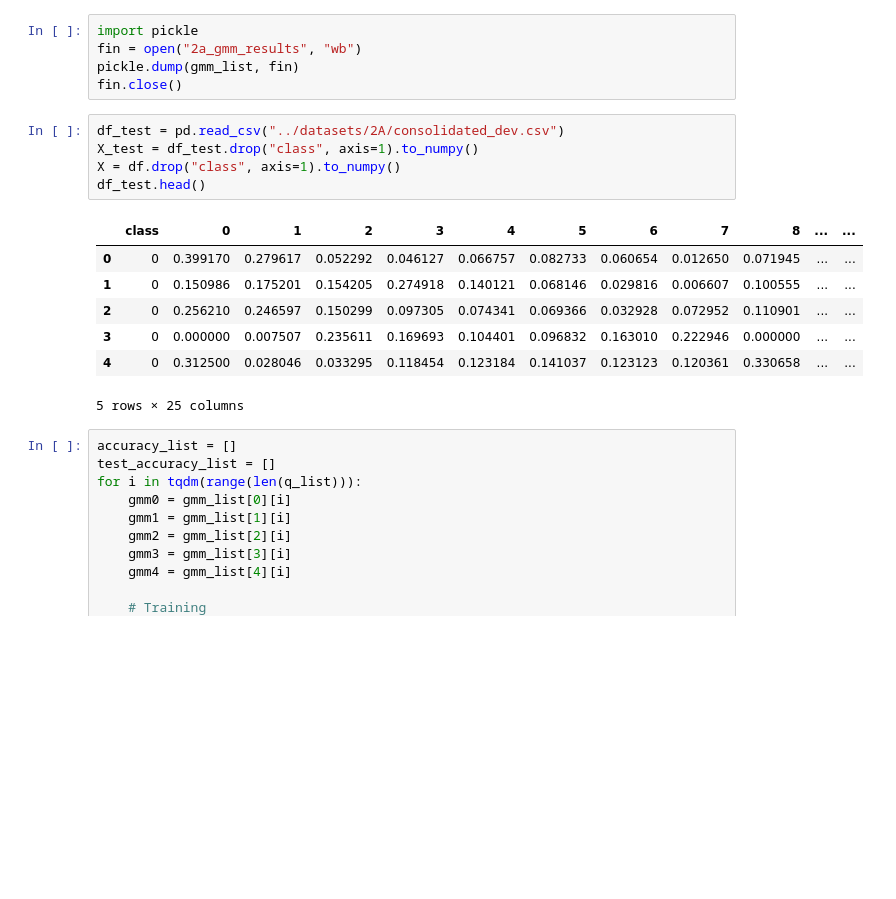
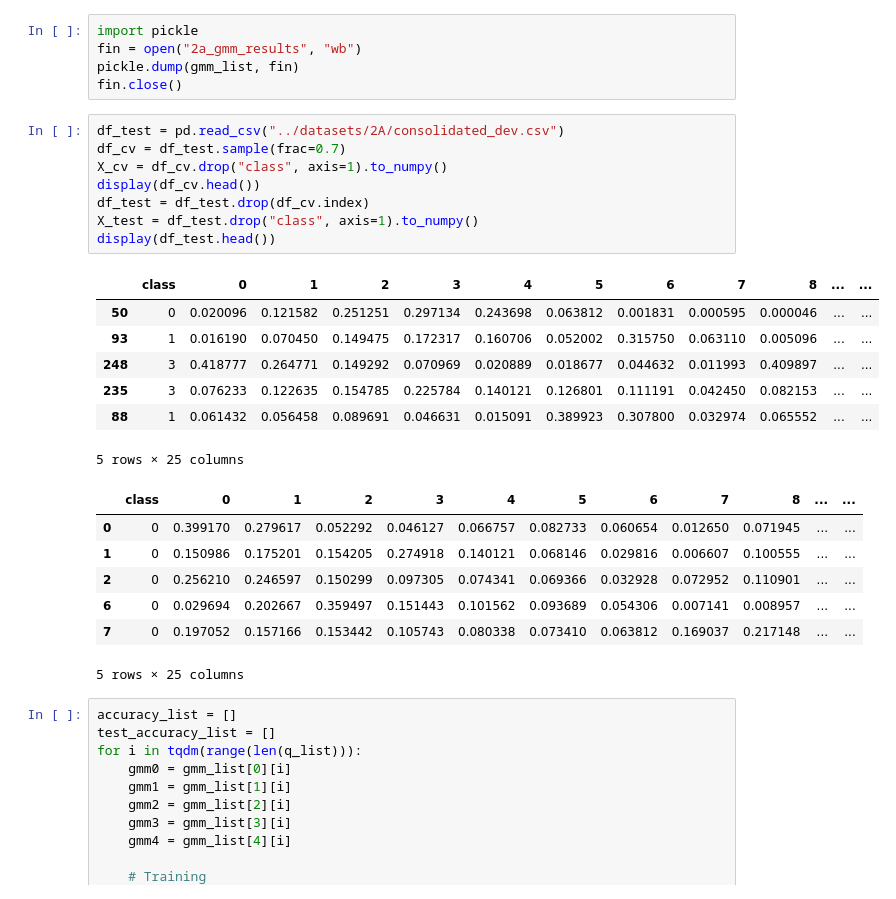
Before and after one commit to sowmyamanojna/CS5691-PRML-Assignments, a Jupyter notebook: assignment2/codes/2a-full-covariance.ipynb, the cells around one changed output. Cells and saved outputs as stored; diff of their text form; blank space fills up the shorter version.

```diff
--- a/assignment2/codes/2a-full-covariance.ipynb
+++ b/assignment2/codes/2a-full-covariance.ipynb
@@ -56,17 +56,27 @@ pickle.dump(gmm_list, fin)
 fin.close()
 # %%
 df_test = pd.read_csv("../datasets/2A/consolidated_dev.csv")
+df_cv = df_test.sample(frac=0.7)
+X_cv = df_cv.drop("class", axis=1).to_numpy()
+display(df_cv.head())
+df_test = df_test.drop(df_cv.index)
 X_test = df_test.drop("class", axis=1).to_numpy()
-X = df.drop("class", axis=1).to_numpy()
-df_test.head()
+display(df_test.head())
 # %% [output]
 |  | class | 0 | 1 | 2 | 3 | 4 | 5 | 6 | 7 | 8 | ... | ... |
-| 0 | 0 | 0.399170 | 0.279617 | 0.052292 | 0.046127 | 0.066757 | 0.082733 | 0.060654 | 0.012650 | 0.071945 | ... | ... |
-| 1 | 0 | 0.150986 | 0.175201 | 0.154205 | 0.274918 | 0.140121 | 0.068146 | 0.029816 | 0.006607 | 0.100555 | ... | ... |
-| 2 | 0 | 0.256210 | 0.246597 | 0.150299 | 0.097305 | 0.074341 | 0.069366 | 0.032928 | 0.072952 | 0.110901 | ... | ... |
-| 3 | 0 | 0.000000 | 0.007507 | 0.235611 | 0.169693 | 0.104401 | 0.096832 | 0.163010 | 0.222946 | 0.000000 | ... | ... |
-| 4 | 0 | 0.312500 | 0.028046 | 0.033295 | 0.118454 | 0.123184 | 0.141037 | 0.123123 | 0.120361 | 0.330658 | ... | ... |
+| 50 | 0 | 0.020096 | 0.121582 | 0.251251 | 0.297134 | 0.243698 | 0.063812 | 0.001831 | 0.000595 | 0.000046 | ... | ... |
+| 93 | 1 | 0.016190 | 0.070450 | 0.149475 | 0.172317 | 0.160706 | 0.052002 | 0.315750 | 0.063110 | 0.005096 | ... | ... |
+| 248 | 3 | 0.418777 | 0.264771 | 0.149292 | 0.070969 | 0.020889 | 0.018677 | 0.044632 | 0.011993 | 0.409897 | ... | ... |
+| 235 | 3 | 0.076233 | 0.122635 | 0.154785 | 0.225784 | 0.140121 | 0.126801 | 0.111191 | 0.042450 | 0.082153 | ... | ... |
+| 88 | 1 | 0.061432 | 0.056458 | 0.089691 | 0.046631 | 0.015091 | 0.389923 | 0.307800 | 0.032974 | 0.065552 | ... | ... |
 5 rows × 25 columns
+|  | class | 0 | 1 | 2 | 3 | 4 | 5 | 6 | 7 | 8 | ... | ... |
+| 0 | 0 | 0.399170 | 0.279617 | 0.052292 | 0.046127 | 0.066757 | 0.082733 | 0.060654 | 0.012650 | 0.071945 | ... | ... |
+| 1 | 0 | 0.150986 | 0.175201 | 0.154205 | 0.274918 | 0.140121 | 0.068146 | 0.029816 | 0.006607 | 0.100555 | ... | ... |
+| 2 | 0 | 0.256210 | 0.246597 | 0.150299 | 0.097305 | 0.074341 | 0.069366 | 0.032928 | 0.072952 | 0.110901 | ... | ... |
+| 6 | 0 | 0.029694 | 0.202667 | 0.359497 | 0.151443 | 0.101562 | 0.093689 | 0.054306 | 0.007141 | 0.008957 | ... | ... |
+| 7 | 0 | 0.197052 | 0.157166 | 0.153442 | 0.105743 | 0.080338 | 0.073410 | 0.063812 | 0.169037 | 0.217148 | ... | ... |
+5 rows × 25 columns
 # %%
 accuracy_list = []
 test_accuracy_list = []
```
Also changed, not shown: parts of 2 cells of this notebook.
